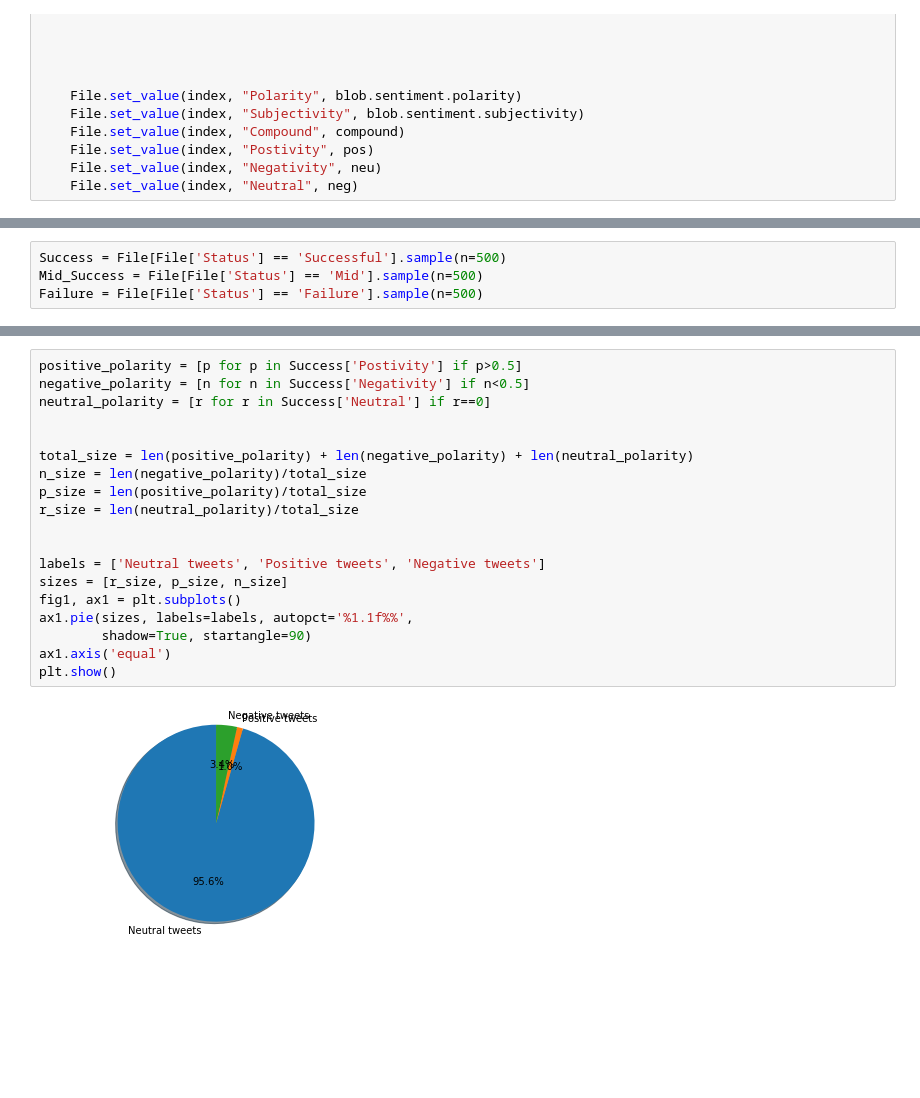
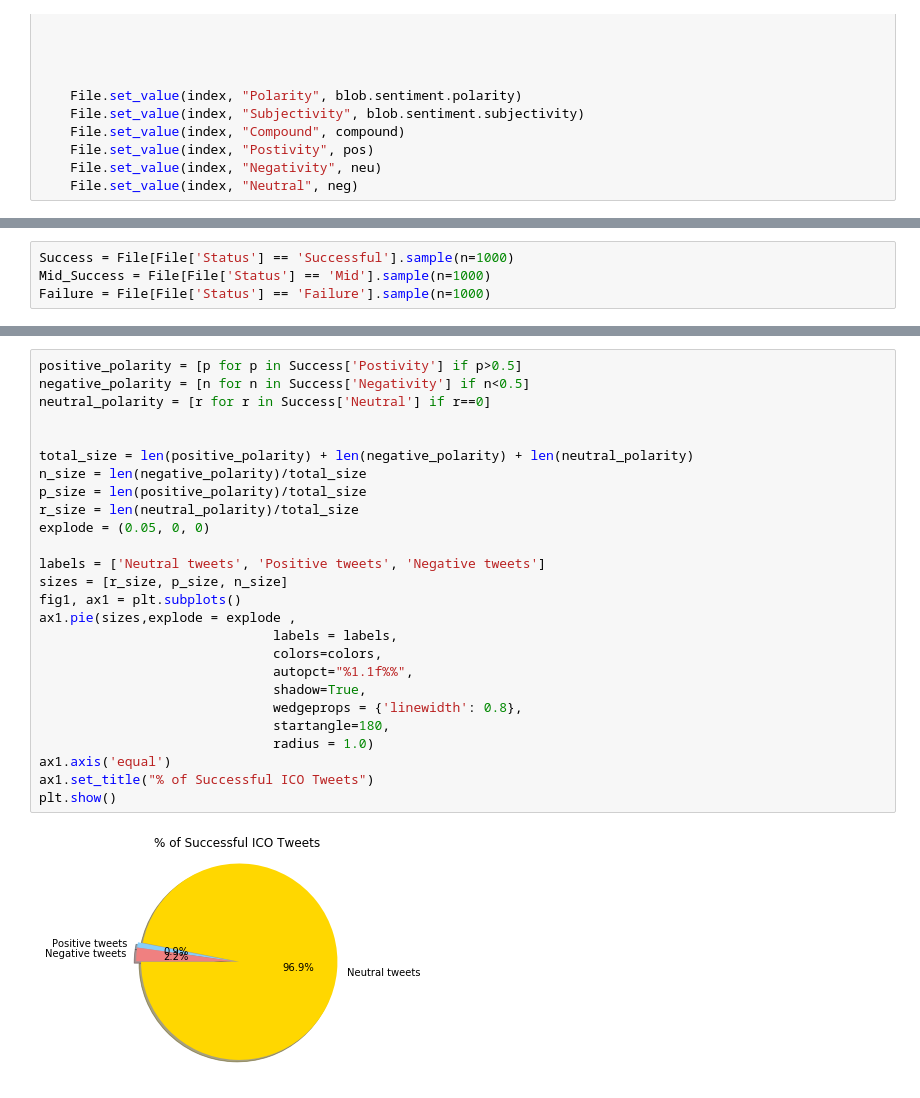
Before and after one commit to xprntl/ucb-da-project-1, a Jupyter notebook: Twitter_Sentiment_Analysis.ipynb, the cells around one changed output, grey strips where cells are left out. Saved outputs shown, nothing was run; the diff lists cells and outputs as text; blank space fills up the shorter version.

```diff
--- a/Twitter_Sentiment_Analysis.ipynb
+++ b/Twitter_Sentiment_Analysis.ipynb
@@ -63,7 +63,7 @@ File.tail()
 # %%
-Success = File[File['Status'] == 'Successful'].sample(n=500)
-Mid_Success = File[File['Status'] == 'Mid'].sample(n=500)
-Failure = File[File['Status'] == 'Failure'].sample(n=500)
+Success = File[File['Status'] == 'Successful'].sample(n=1000)
+Mid_Success = File[File['Status'] == 'Mid'].sample(n=1000)
+Failure = File[File['Status'] == 'Failure'].sample(n=1000)
 # %%
 # Create data
 fig = plt.figure(figsize=(10,5))
@@ -132,24 +190,31 @@ plt.show()
 # %%
 positive_polarity = [p for p in Success['Postivity'] if p>0.5]
 negative_polarity = [n for n in Success['Negativity'] if n<0.5]
 neutral_polarity = [r for r in Success['Neutral'] if r==0]
 
 
 total_size = len(positive_polarity) + len(negative_polarity) + len(neutral_polarity)
 n_size = len(negative_polarity)/total_size
 p_size = len(positive_polarity)/total_size
 r_size = len(neutral_polarity)/total_size
-
+explode = (0.05, 0, 0)
 
 labels = ['Neutral tweets', 'Positive tweets', 'Negative tweets']
 sizes = [r_size, p_size, n_size]
 fig1, ax1 = plt.subplots()
-ax1.pie(sizes, labels=labels, autopct='%1.1f%%',
-        shadow=True, startangle=90)
+ax1.pie(sizes,explode = explode ,
+                              labels = labels,
+                              colors=colors,
+                              autopct="%1.1f%%",
+                              shadow=True,
+                              wedgeprops = {'linewidth': 0.8},
+                              startangle=180,
+                              radius = 1.0)
 ax1.axis('equal')
+ax1.set_title("% of Successful ICO Tweets")
 plt.show()
 # %% [output]
-[figure, old version]
+[figure, new version]
 # %%
 positive_polarity = [p for p in Mid_Success['Postivity'] if p>0.5]
 negative_polarity = [n for n in Mid_Success['Negativity'] if n<0.5]
```
Also changed, not shown: parts of 11 cells of this notebook.
